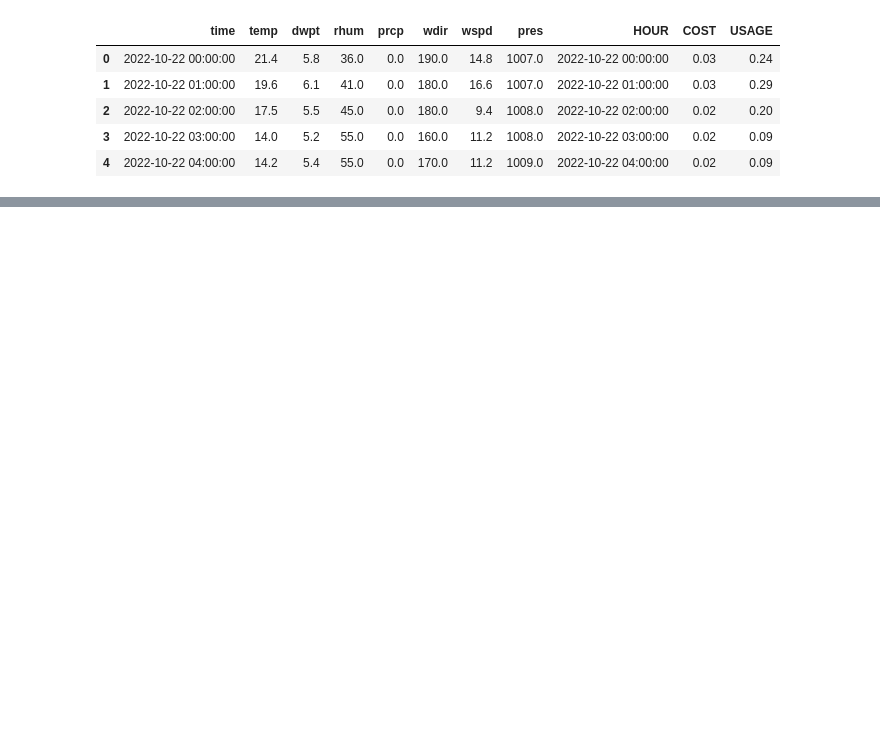
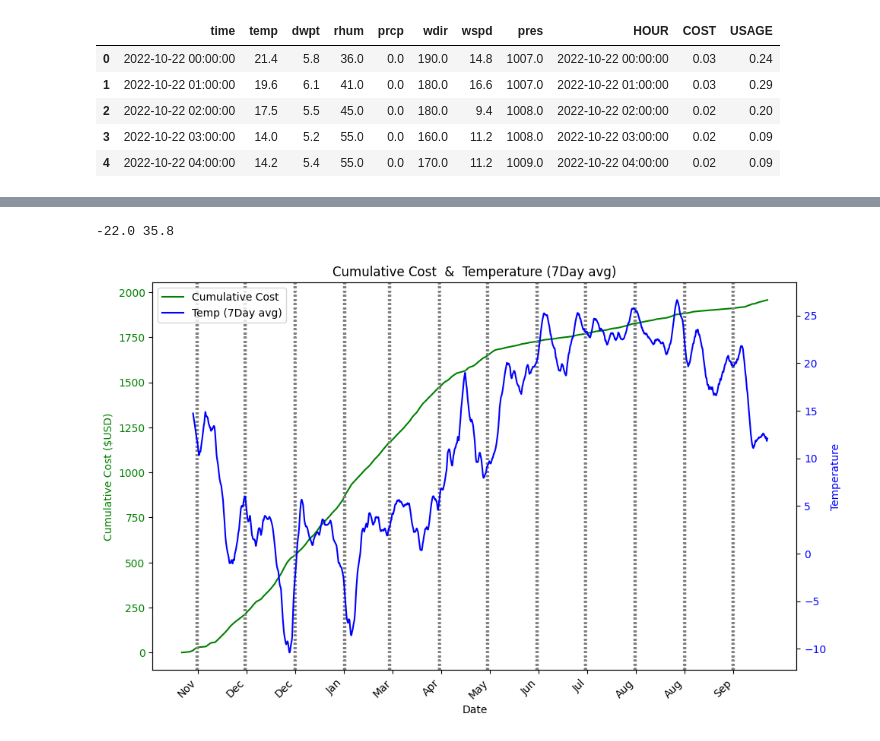
Before and after one commit to MichaelSalata/Energy_Use_Info, a Jupyter notebook: electricity_and_weather_analysis.ipynb, the cells around one changed output, grey strips where cells are left out. Saved outputs shown, nothing was run; the diff lists cells and outputs as text; code cells hidden in the pictures; blank space fills up the shorter version.

```diff
--- a/electricity_and_weather_analysis.ipynb
+++ b/electricity_and_weather_analysis.ipynb
@@ -251,0 +300,55 @@ plt.show()
+# %%
+print(energy_weather_df['temp'].min(), energy_weather_df['temp'].max())
+# %% [output]
+-22.0 35.8
+# %%
+# Calculate cumulative sum for 'COST' and 14-day rolling sum for 'temp'
+# since data is recorded
+hours=24
+days=7
+window_size0 = hours*days
+window_name = "temp_"+str(days)+"_mean"
+
+COST_Cumulative = energy_weather_df['COST'].cumsum()
+rolling_avg_temp = energy_weather_df['temp'].rolling(window=window_size0).mean()
+
+# Plotting
+fig, ax1 = plt.subplots(figsize=(10, 6))
+
+# Plotting the cumulative sum for 'COST' on the primary y-axis
+ax1.set_xlabel('Date')
+ax1.set_ylabel('Cumulative Cost ($USD)', color='green')
+line1, = ax1.plot(energy_weather_df['time'], COST_Cumulative, label='Cumulative Cost', color='green')
+ax1.tick_params(axis='y', labelcolor='green')
+
+# Creating a secondary y-axis for the rolling avg of 'temp'
+ax2 = ax1.twinx()
+ax2.set_ylabel('Temperature', color='blue')
+
+# plotting rolling means of 'temp'
+line2, = ax2.plot(energy_weather_df['time'], rolling_avg_temp, label='Temp ('+str(days)+'Day avg)', color='blue')
+ax2.tick_params(axis='y', labelcolor='blue')
+
+# Adding vertical lines for each month
+for date in energy_weather_df['time'][energy_weather_df['time'].dt.is_month_end]:  # Adjust the frequency as needed
+    ax1.axvline(x=date, color='gray', linestyle=':')
+
+# Formatting x-axis tick labels with abbreviated month names
+# label frequency should every ~30days
+start = (30-20)*24   # the number of hours left in Oct
+freq = 24*30 + 8    # average num of hours in a month
+ax1.set_xticks(energy_weather_df['time'][start::freq])  # Adjust the frequency as needed
+ax1.set_xticklabels(energy_weather_df['time'].dt.strftime('%b')[start::freq], rotation=45, ha='right')
+
+fig.tight_layout()
+
+# Include both lines in the legend
+lines = [line1, line2]
+# labels = [line.label for line in lines]
+labels = [line1.get_label(), line2.get_label()]
+ax1.legend(lines, labels, loc='upper left')
+
+plt.title('Cumulative Cost  &  Temperature ('+str(days)+'Day avg)')
+plt.show()
+# %% [output]
+[figure, added]
```
Also changed, not shown: parts of 14 cells of this notebook.
